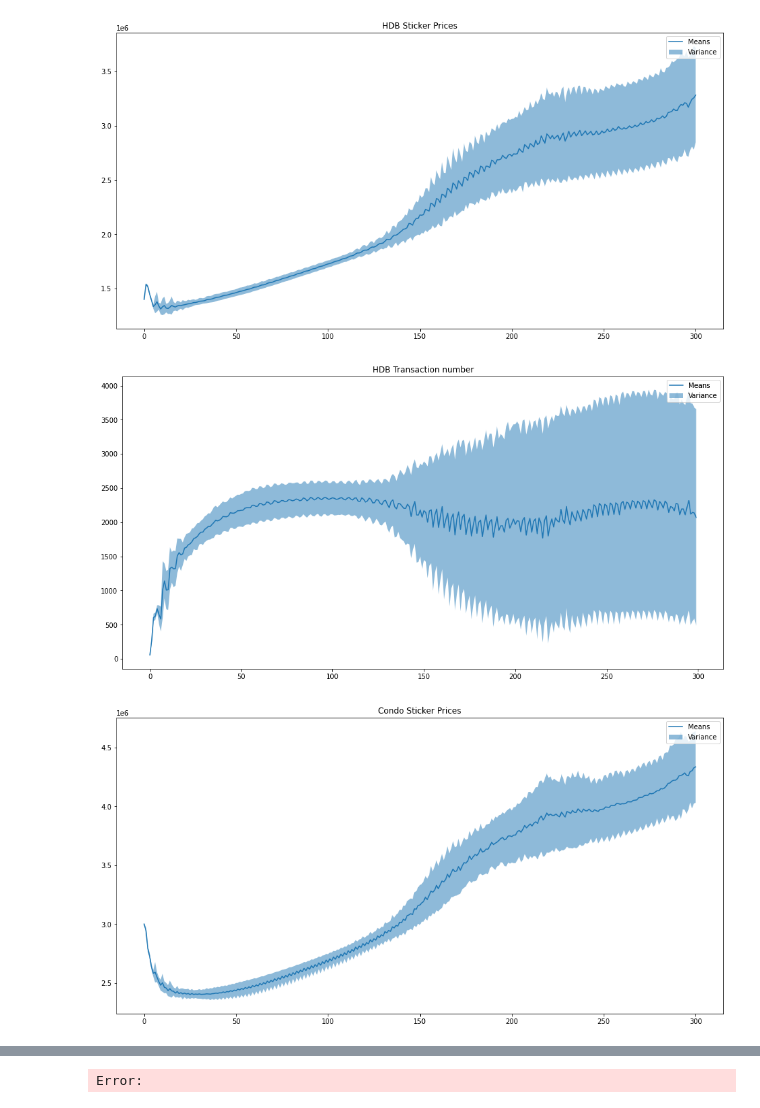
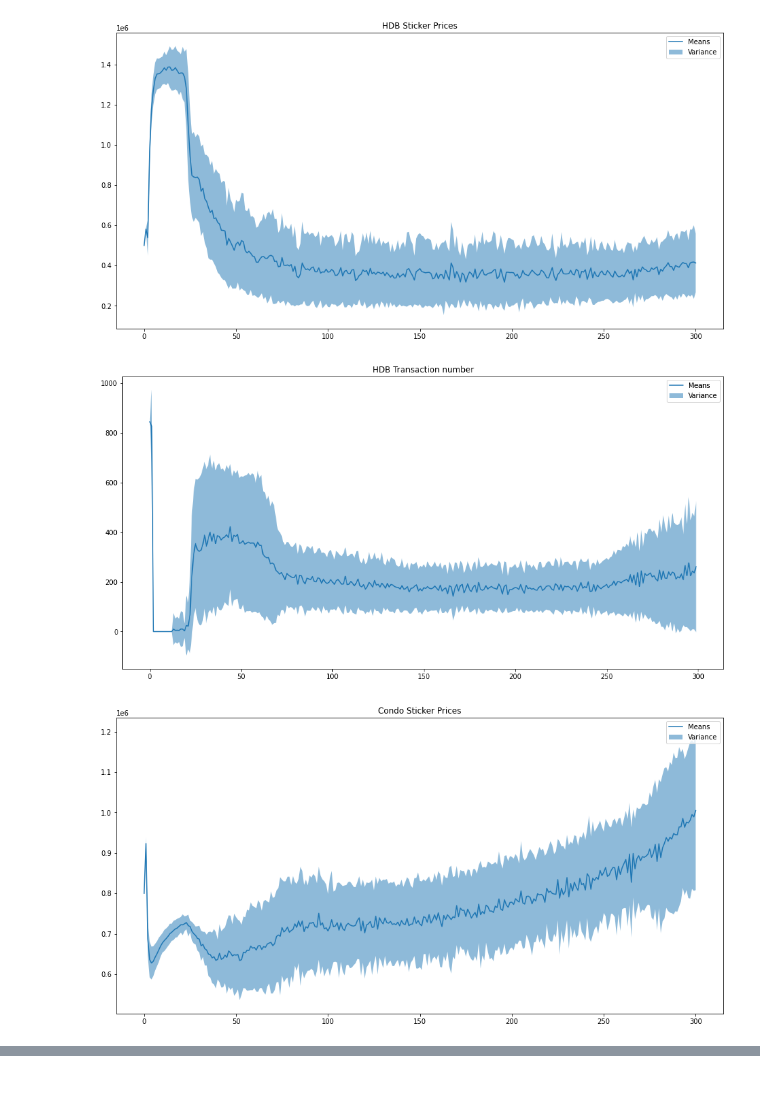
Before and after one commit to tmog123/RandomAnalysis, a Jupyter notebook: ABM_housing_4agents.ipynb, the cells around one changed output, grey strips where cells are left out. Cells and saved outputs as stored; diff of their text form; code cells hidden in the pictures.

```diff
--- a/ABM_housing_4agents.ipynb
+++ b/ABM_housing_4agents.ipynb
@@ -617,13 +630,21 @@ plot_with_error(results,'condo_transactions','Condo Transaction number')
 # %%
-group_exp_1_higher_starting = group_of_experiments(interest_rate_function,10000,5000,0,0,HDB_ini_dist_func,condo_ini_dist_func,income_dist_func,number_BTO_func,number_condo_func,700000*2,1500000*2,0,200000,pop_growth_func,100)
-group_exp_1_higher_starting.run_experiments_N_steps_forward(300)
+interest_rate_function = constant_function(0.05/12)
+HDB_ini_dist_func = create_normal_distribution_function(700000,200000)
+condo_ini_dist_func = create_normal_distribution_function(1500000,300000)
+income_dist_func = create_normal_distribution_function(4000,2000)
+number_BTO_func = constant_function(20)
+number_condo_func = constant_function(80)
+pop_growth_func = constant_function(100)
+group_exp_1_more_condo_supply = group_of_experiments(interest_rate_function,2000,1000,0,0,HDB_ini_dist_func,condo_ini_dist_func,income_dist_func,number_BTO_func,number_condo_func,500000,800000,0,200000,pop_growth_func,100)
+group_exp_1_more_condo_supply.run_experiments_N_steps_forward(300)
 # %%
-results_higher_starting = group_exp_1_higher_starting.return_all_results()
-plot_with_error(results_higher_starting,'HDB_price','HDB Sticker Prices')
-plot_with_error(results_higher_starting,'HDB_transactions','HDB Transaction number')
-plot_with_error(results_higher_starting,'condo_price','Condo Sticker Prices')
-plot_with_error(results_higher_starting,'condo_transactions','Condo Transaction number')
+results_more_condo_supply = group_exp_1_more_condo_supply.return_all_results()
+save_results_to_file(results_more_condo_supply,'more_condo_supply')
+plot_with_error(results_more_condo_supply,'HDB_price','HDB Sticker Prices')
+plot_with_error(results_more_condo_supply,'HDB_transactions','HDB Transaction number')
+plot_with_error(results_more_condo_supply,'condo_price','Condo Sticker Prices')
+plot_with_error(results_more_condo_supply,'condo_transactions','Condo Transaction number')
 # %% [output]
-[figure, old version]
+[figure, new version]
-[figure, old version]
+[figure, new version]
-[figure, old version]
+[figure, new version]
@@ -631 +651,0 @@ plot_with_error(results_higher_starting,'condo_transactions','Condo Transaction
-Error:
```
Also changed, not shown: parts of 8 cells of this notebook, 2 other files.
